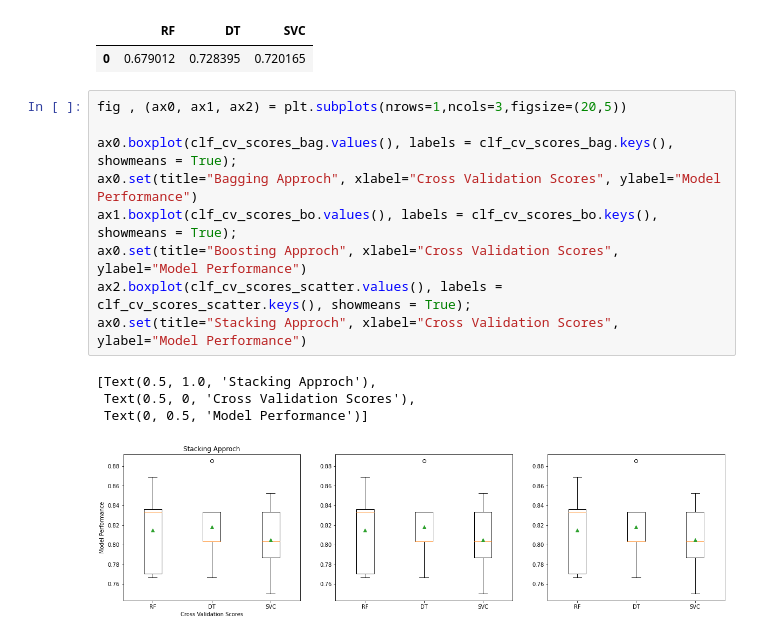
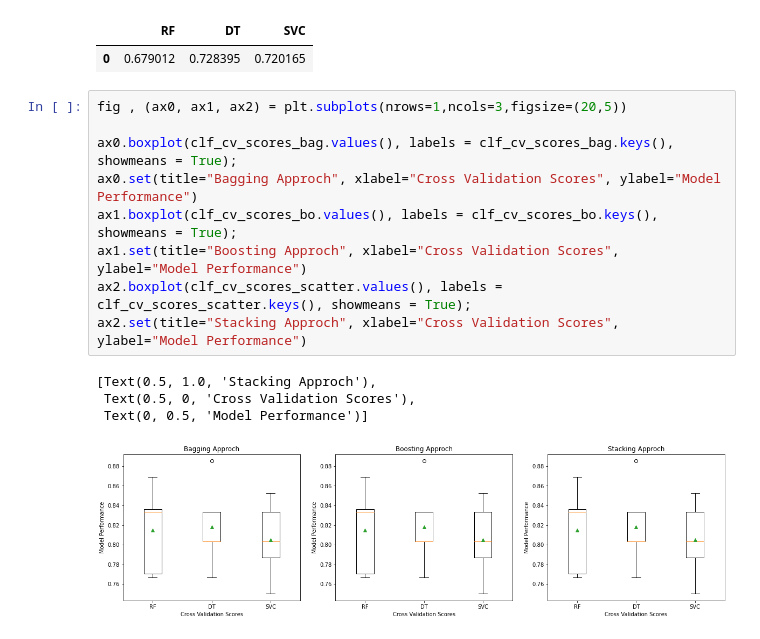
Before and after one commit to sunil3092/DBSEdu, a Jupyter notebook: Machine Learning and Pattern Recognisation/CA/CA_2 - 60per/CA2.ipynb, the cells around one changed output. Cells and saved outputs as stored; diff of their text form.

Commit message:
Graph Update in progress

```diff
--- a/Machine Learning and Pattern Recognisation/CA/CA_2 - 60per/CA2.ipynb
+++ b/Machine Learning and Pattern Recognisation/CA/CA_2 - 60per/CA2.ipynb
@@ -181,14 +181,14 @@ pd.DataFrame([clf_acc])
 # %%
 fig , (ax0, ax1, ax2) = plt.subplots(nrows=1,ncols=3,figsize=(20,5))
 
 ax0.boxplot(clf_cv_scores_bag.values(), labels = clf_cv_scores_bag.keys(), showmeans = True);
 ax0.set(title="Bagging Approch", xlabel="Cross Validation Scores", ylabel="Model Performance")
 ax1.boxplot(clf_cv_scores_bo.values(), labels = clf_cv_scores_bo.keys(), showmeans = True);
-ax0.set(title="Boosting Approch", xlabel="Cross Validation Scores", ylabel="Model Performance")
+ax1.set(title="Boosting Approch", xlabel="Cross Validation Scores", ylabel="Model Performance")
 ax2.boxplot(clf_cv_scores_scatter.values(), labels = clf_cv_scores_scatter.keys(), showmeans = True);
-ax0.set(title="Stacking Approch", xlabel="Cross Validation Scores", ylabel="Model Performance")
+ax2.set(title="Stacking Approch", xlabel="Cross Validation Scores", ylabel="Model Performance")
 # %% [output]
 [Text(0.5, 1.0, 'Stacking Approch'),
  Text(0.5, 0, 'Cross Validation Scores'),
  Text(0, 0.5, 'Model Performance')]
-[figure, old version]
+[figure, new version]
```
